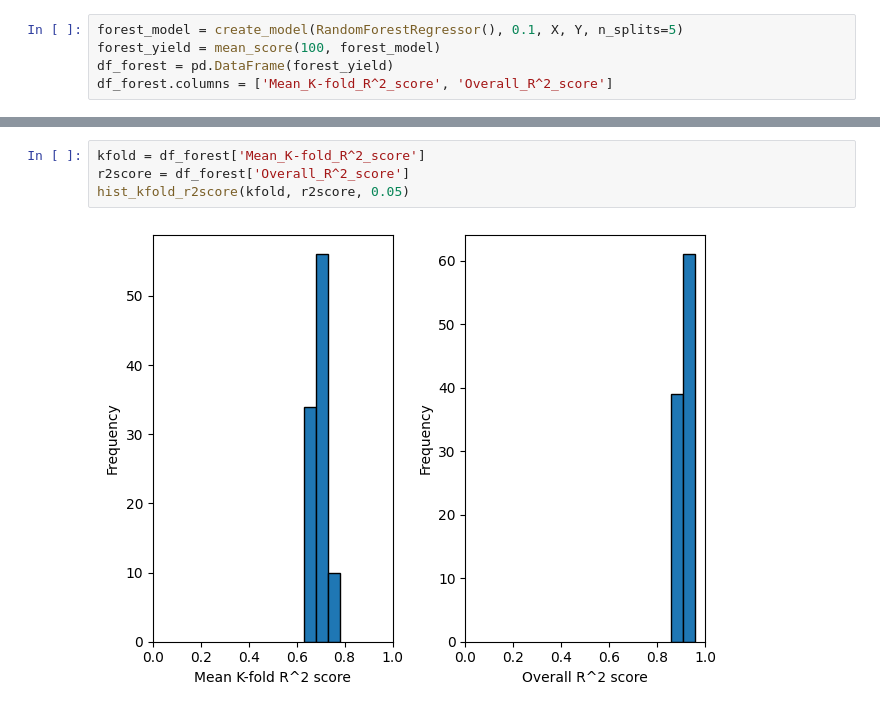
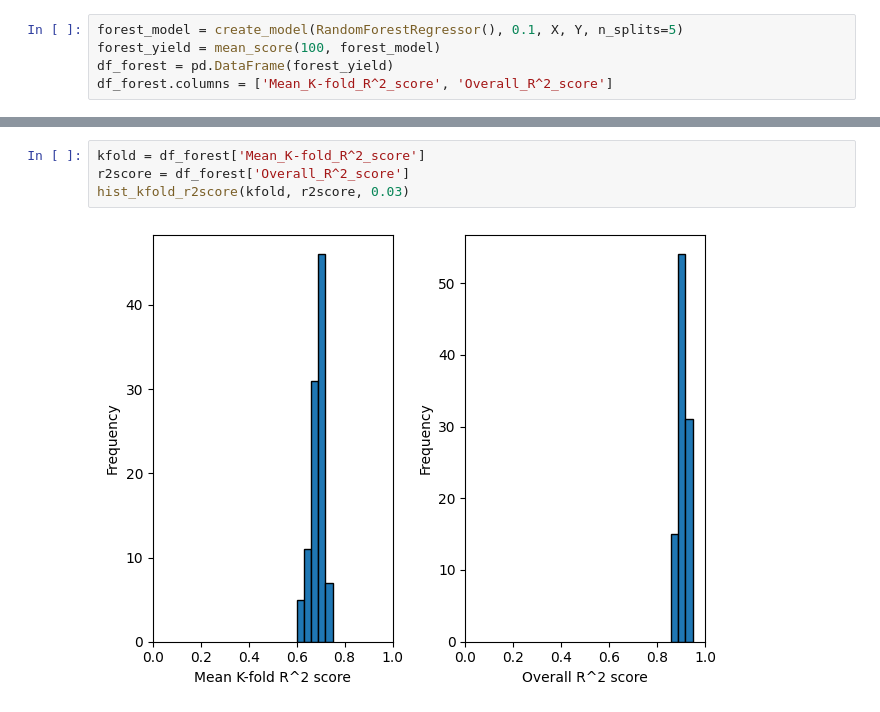
Before and after one commit to Comrade26/first_model_test, a Jupyter notebook: test.ipynb, the cells around one changed output, grey strips where cells are left out. Drawn from its saved outputs; the diff is of its cells as text.

```diff
--- a/test.ipynb
+++ b/test.ipynb
@@ -149,6 +185,6 @@ df_forest.head()
 # %%
 kfold = df_forest['Mean_K-fold_R^2_score']
 r2score = df_forest['Overall_R^2_score']
-hist_kfold_r2score(kfold, r2score, 0.05)
+hist_kfold_r2score(kfold, r2score, 0.03)
 # %% [output]
-[figure, old version]
+[figure, new version]
```
Also changed, not shown: parts of 8 cells of this notebook.
